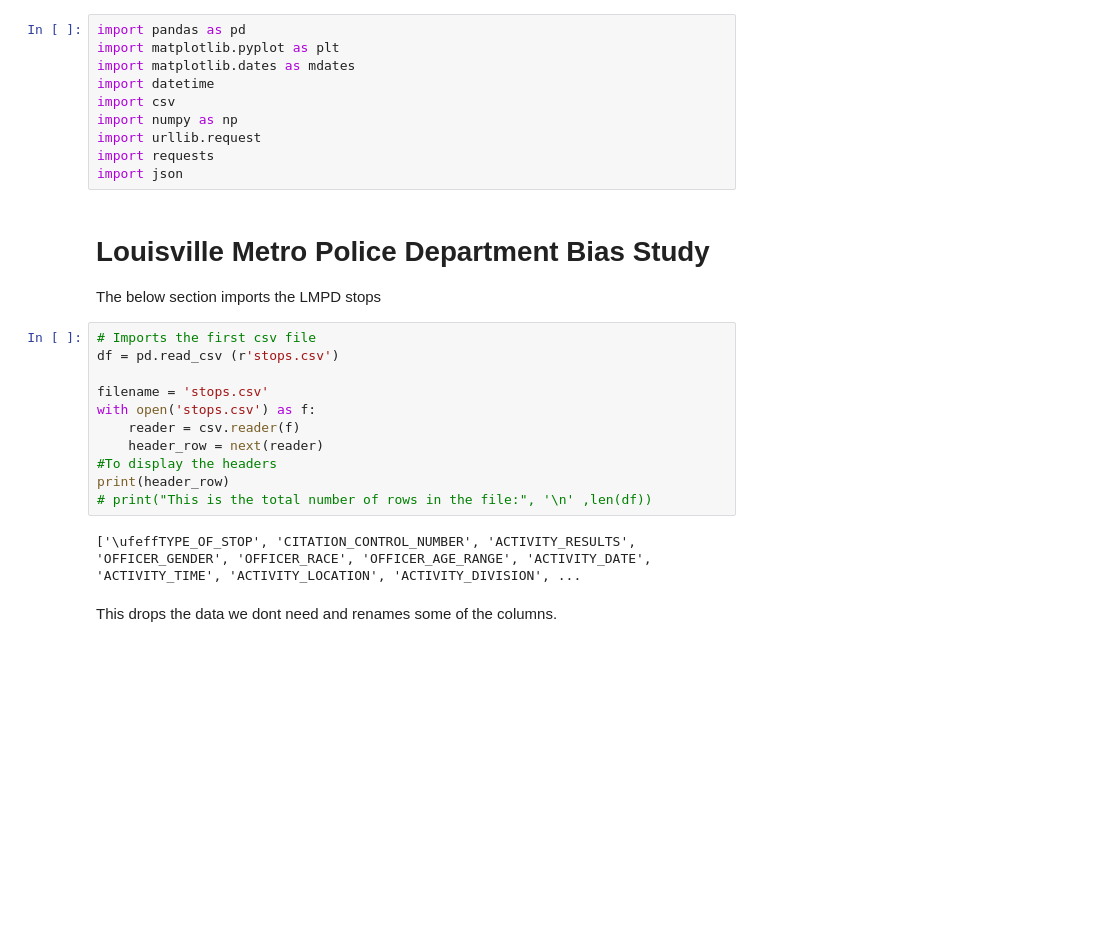
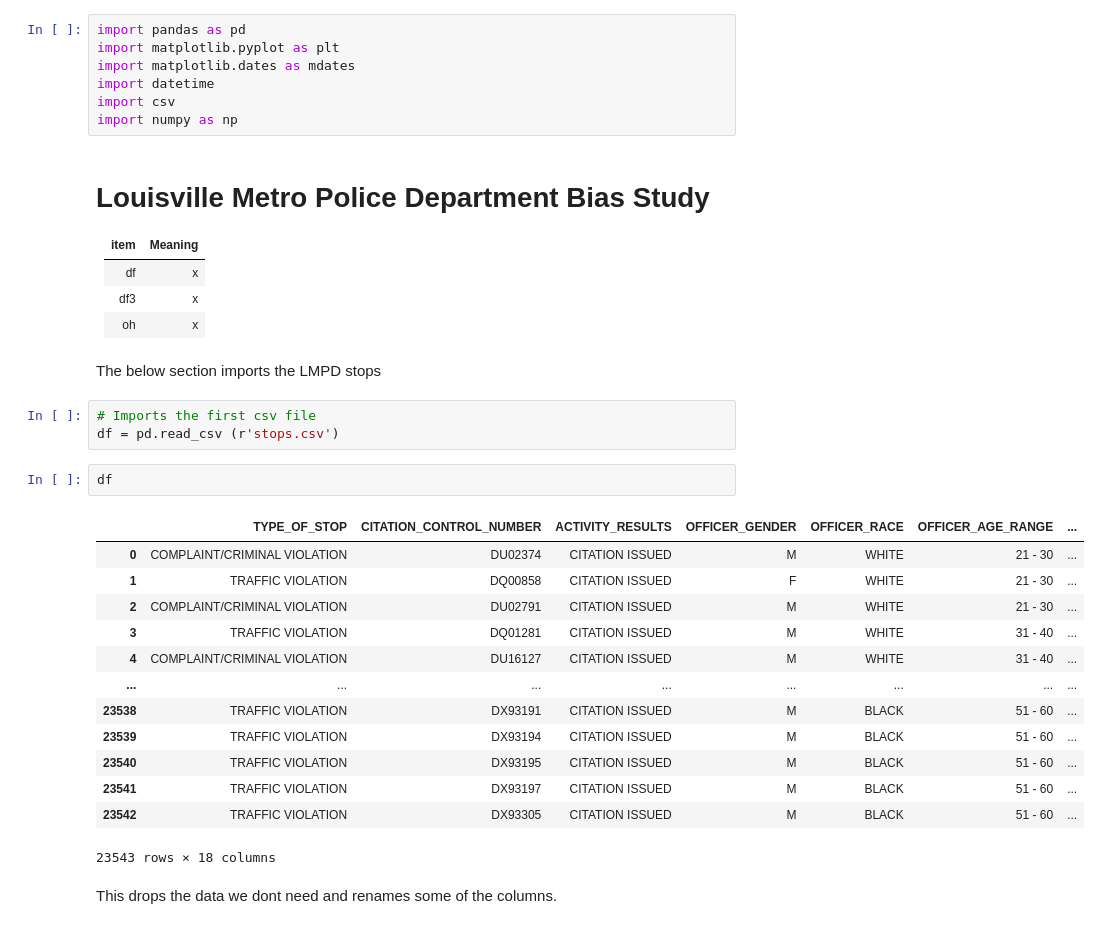
Before and after one commit to dmorton714/lmpd, a Jupyter notebook: final_code.ipynb, the cells around one changed output. Saved outputs shown, nothing was run; the diff lists cells and outputs as text; blank space fills up the shorter version.

```diff
--- a/final_code.ipynb
+++ b/final_code.ipynb
@@ -5,25 +5,35 @@ import matplotlib.dates as mdates
 import datetime
 import csv
 import numpy as np
-import urllib.request
-import requests
-import json
 # %% [markdown]
 <h1>Louisville Metro Police Department Bias Study </h1>
-The below section imports the LMPD stops
+
+| item | Meaning |
+| -- | -- |
+| df | x |
+| df3 | x |
+| oh | x |
-# %%
-# Imports the first csv file
-df = pd.read_csv (r'stops.csv')
-
-filename = 'stops.csv'
-with open('stops.csv') as f:
-    reader = csv.reader(f)
-    header_row = next(reader)
-#To display the headers
-print(header_row)
-# print("This is the total number of rows in the file:", '\n' ,len(df))
-# %% [output]
-['\ufeffTYPE_OF_STOP', 'CITATION_CONTROL_NUMBER', 'ACTIVITY_RESULTS', 'OFFICER_GENDER', 'OFFICER_RACE', 'OFFICER_AGE_RANGE', 'ACTIVITY_DATE', 'ACTIVITY_TIME', 'ACTIVITY_LOCATION', 'ACTIVITY_DIVISION', ...
+# %% [markdown]
+The below section imports the LMPD stops
+# %%
+# Imports the first csv file
+df = pd.read_csv (r'stops.csv')
+# %%
+df
+# %% [output]
+|  | TYPE_OF_STOP | CITATION_CONTROL_NUMBER | ACTIVITY_RESULTS | OFFICER_GENDER | OFFICER_RACE | OFFICER_AGE_RANGE | ... |
+| 0 | COMPLAINT/CRIMINAL VIOLATION | DU02374 | CITATION ISSUED | M | WHITE | 21 - 30 | ... |
+| 1 | TRAFFIC VIOLATION | DQ00858 | CITATION ISSUED | F | WHITE | 21 - 30 | ... |
+| 2 | COMPLAINT/CRIMINAL VIOLATION | DU02791 | CITATION ISSUED | M | WHITE | 21 - 30 | ... |
+| 3 | TRAFFIC VIOLATION | DQ01281 | CITATION ISSUED | M | WHITE | 31 - 40 | ... |
+| 4 | COMPLAINT/CRIMINAL VIOLATION | DU16127 | CITATION ISSUED | M | WHITE | 31 - 40 | ... |
+| ... | ... | ... | ... | ... | ... | ... | ... |
+| 23538 | TRAFFIC VIOLATION | DX93191 | CITATION ISSUED | M | BLACK | 51 - 60 | ... |
+| 23539 | TRAFFIC VIOLATION | DX93194 | CITATION ISSUED | M | BLACK | 51 - 60 | ... |
+| 23540 | TRAFFIC VIOLATION | DX93195 | CITATION ISSUED | M | BLACK | 51 - 60 | ... |
+| 23541 | TRAFFIC VIOLATION | DX93197 | CITATION ISSUED | M | BLACK | 51 - 60 | ... |
+| 23542 | TRAFFIC VIOLATION | DX93305 | CITATION ISSUED | M | BLACK | 51 - 60 | ... |
+23543 rows × 18 columns
 # %% [markdown]
 This drops the data we dont need and renames some of the columns.
 # %%
```
Also changed, not shown: parts of 10 cells of this notebook, 3 other files.
